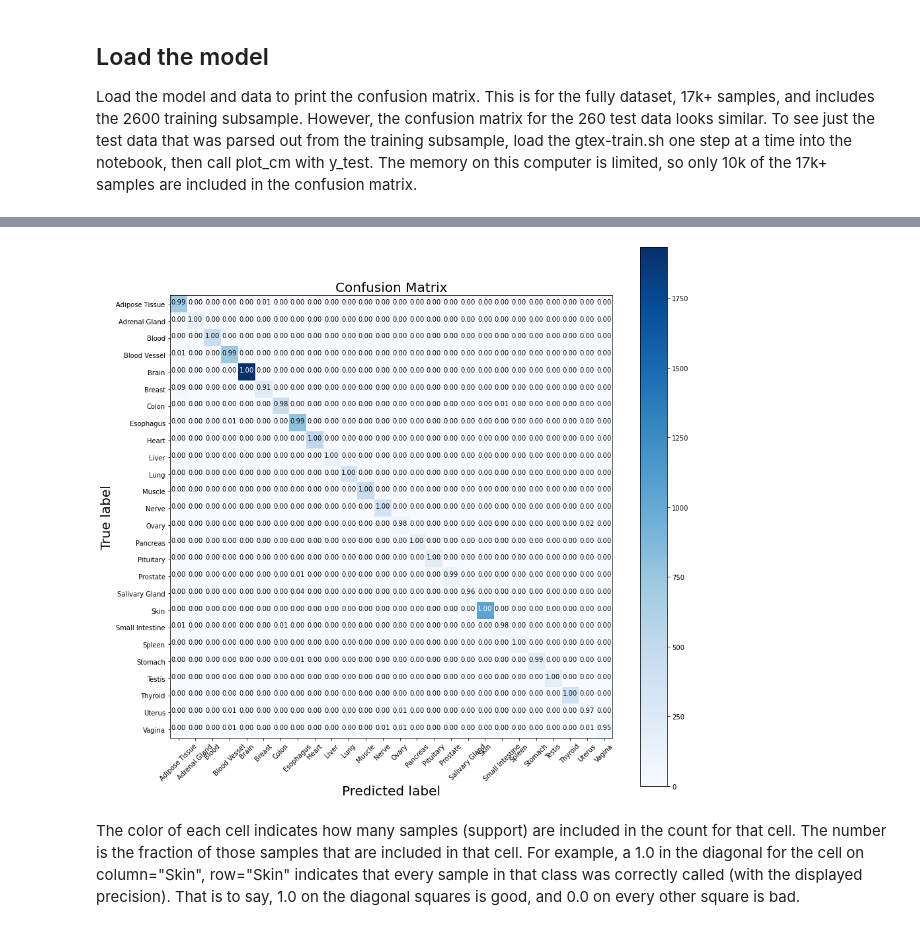
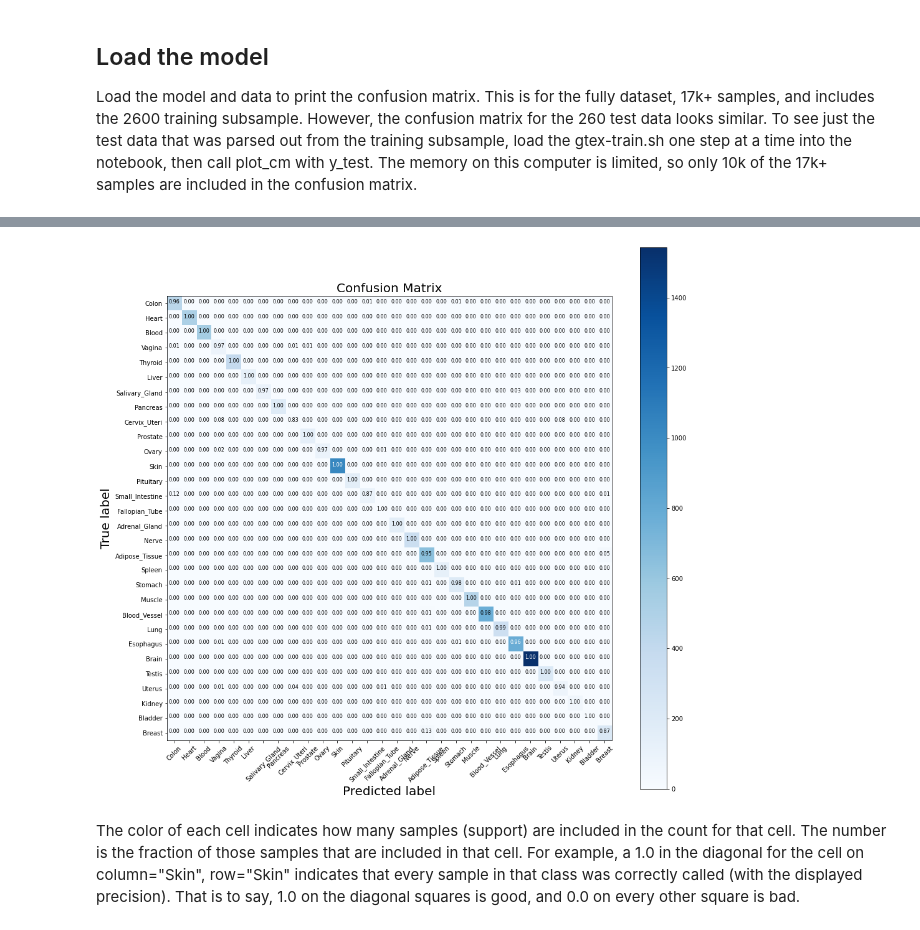
Before and after one commit to krobasky/tiscla, a Jupyter notebook: src/Training_pipeline.ipynb, the cells around one changed output, grey strips where cells are left out. Cells and saved outputs as stored; diff of their text form; code cells hidden in the pictures.

```diff
--- a/src/Training_pipeline.ipynb
+++ b/src/Training_pipeline.ipynb
@@ -92,9 +75,3 @@ plt.imshow(img);
 # Confusion Matrix
 # %% [markdown]
 ## Load the data
-# %%
-# only use about 100 samples of each class:
-SAMPLE_COUNT_THRESHOLD=100
-from sbr.preprocessing import gtex
-X, y, class_names, label_df = gtex.dataset_setup(sample_count_threshold = SAMPLE_COUNT_THRESHOLD,
-                                          drop_classes_list = ['Bone Marrow', 'Fallopian Tube', 'Cervix Uteri', 'Bladder','Skin'])
@@ -138,9 +128,10 @@ Your kernel may have been built without NUMA support.
 Load the model and data to print the confusion matrix. This is for the fully dataset, 17k+ samples, and includes the 2600 training subsample. However, the confusion matrix for the 260 test data looks similar. To see just the test data that was parsed out from the training subsample, load the gtex-train.sh one step at a time into the notebook, then call plot_cm with y_test. The memory on this computer is limited, so only 10k of the 17k+ samples are included in the confusion matrix.
 # %%
 from keras.models import load_model
-model=load_model('data/model/gtex/manual/gtex_model.h5')
+from sbr.layers import BADBlock
+savedModel = load_model('data/model/gtex/manual/gtex_model.h5', custom_objects={'BADBlock': BADBlock})
 print("Saved model summary:")
-model.summary()
+savedModel.summary()
 # %% [output]
 Saved model summary:
 Model: "sequential"
@@ -170,3 +149,3 @@ model.load_weights("data/model/gtex")
 # %%
-y_pred = model.predict(X[0:10000])
+y_pred = savedModel.predict(x_train[0:10000])
 # %% [output]
@@ -175,12 +153,12 @@ y_pred = model.predict(X[0:10000])
 # %%
 import numpy as np
 from sbr.visualize import plot_cm
-plot_cm(y_test=np.argmax(y[0:10000], axis=1), # ground truth test labels
+plot_cm(y_test=np.argmax(y_train[0:10000], axis=1), # ground truth test labels
                           y_pred=np.argmax(y_pred, axis=1), # predicted labels
                           classes=list(class_names), # array of class label names
-                          figsize=(15, 15),
-                          textsize=10)
+                          figsize=(16, 16),
+                          textsize=8)
 # %% [output]
-[figure, old version]
+[figure, new version]
 # %% [markdown]
 The color of each cell indicates how many samples (support) are included in the count for that cell. The number is the fraction of those samples that are included in that cell. For example, a 1.0 in the diagonal for the cell on column="Skin", row="Skin" indicates that every sample in that class was correctly called (with the displayed precision). That is to say, 1.0 on the diagonal squares is good, and 0.0 on every other square is bad.
```
Also changed, not shown: parts of 11 cells of this notebook, 8 other files.
